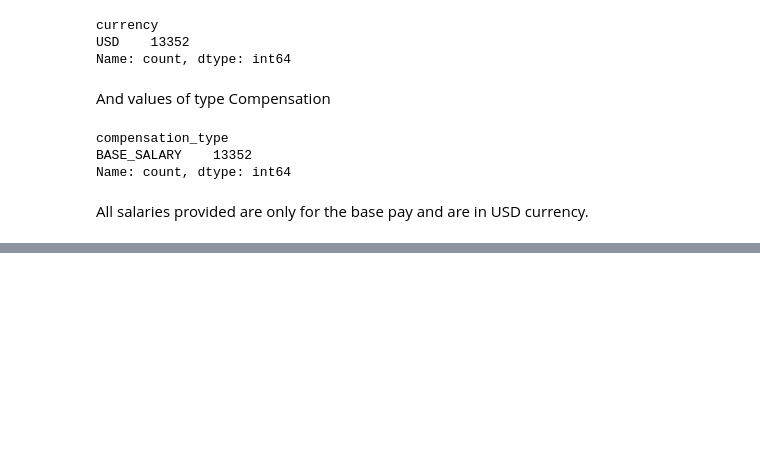
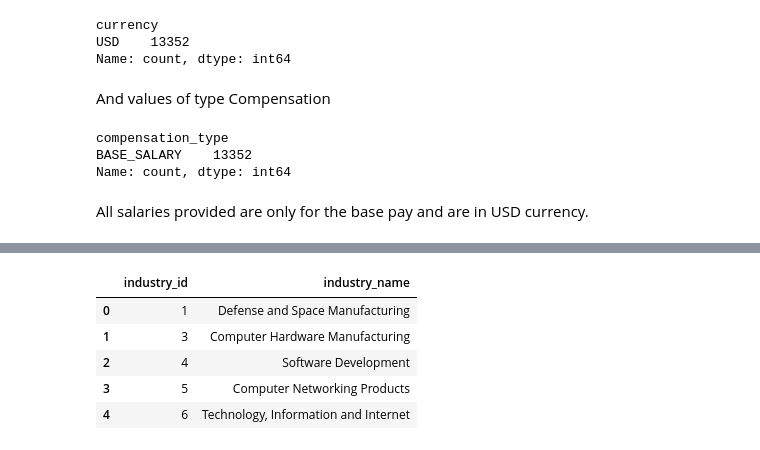
Before and after one commit to mdlangeles/Linkedin_Job_Postings_ETL, a Jupyter notebook: eda.ipynb, the cells around one changed output, grey strips where cells are left out. Cells and saved outputs as stored; diff of their text form; code cells hidden in the pictures; blank space fills up the shorter version.

```diff
--- a/eda.ipynb
+++ b/eda.ipynb
@@ -391,0 +433,12 @@ All salaries provided are only for the base pay and are in USD currency.
+# %%
+table_name = 'Industries'
+Industries_df = pd.read_sql_table(table_name, connection)
+
+Industries_df.head()
+# %% [output]
+|  | industry_id | industry_name |
+| 0 | 1 | Defense and Space Manufacturing |
+| 1 | 3 | Computer Hardware Manufacturing |
+| 2 | 4 | Software Development |
+| 3 | 5 | Computer Networking Products |
+| 4 | 6 | Technology, Information and Internet |
```
Also changed, not shown: parts of 12 cells of this notebook.
